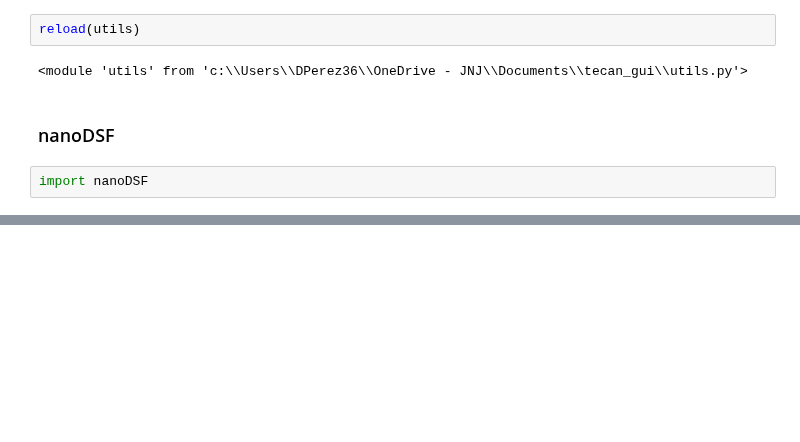
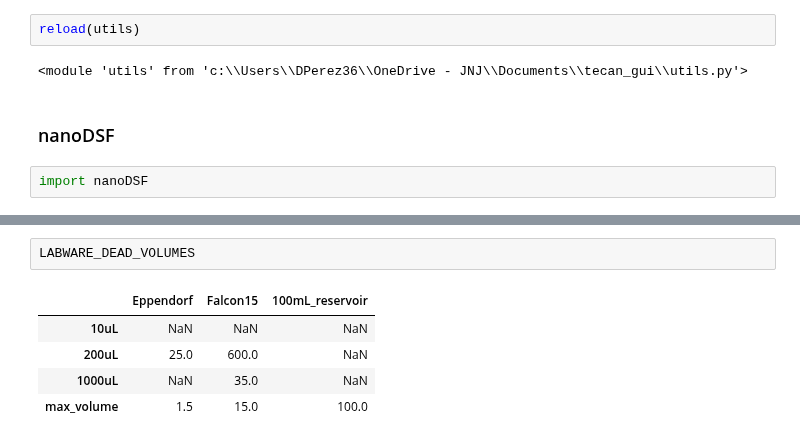
Before and after one commit to Technoka/tecan_gui, a Jupyter notebook: test.ipynb, the cells around one changed output, grey strips where cells are left out. Cells and saved outputs as stored; diff of their text form; blank space fills up the shorter version.

```diff
--- a/test.ipynb
+++ b/test.ipynb
@@ -450,0 +500,8 @@ print(b)
+# %%
+LABWARE_DEAD_VOLUMES
+# %% [output]
+|  | Eppendorf | Falcon15 | 100mL_reservoir |
+| 10uL | NaN | NaN | NaN |
+| 200uL | 25.0 | 600.0 | NaN |
+| 1000uL | NaN | 35.0 | NaN |
+| max_volume | 1.5 | 15.0 | 100.0 |
```
Also changed, not shown: parts of 28 cells of this notebook.
